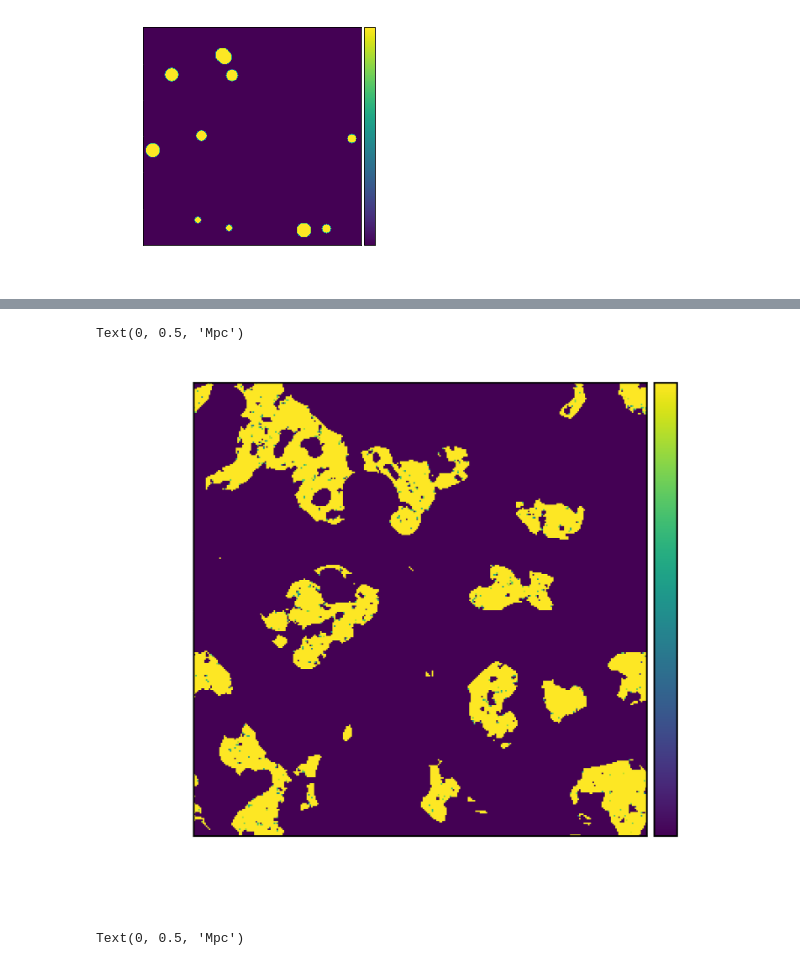
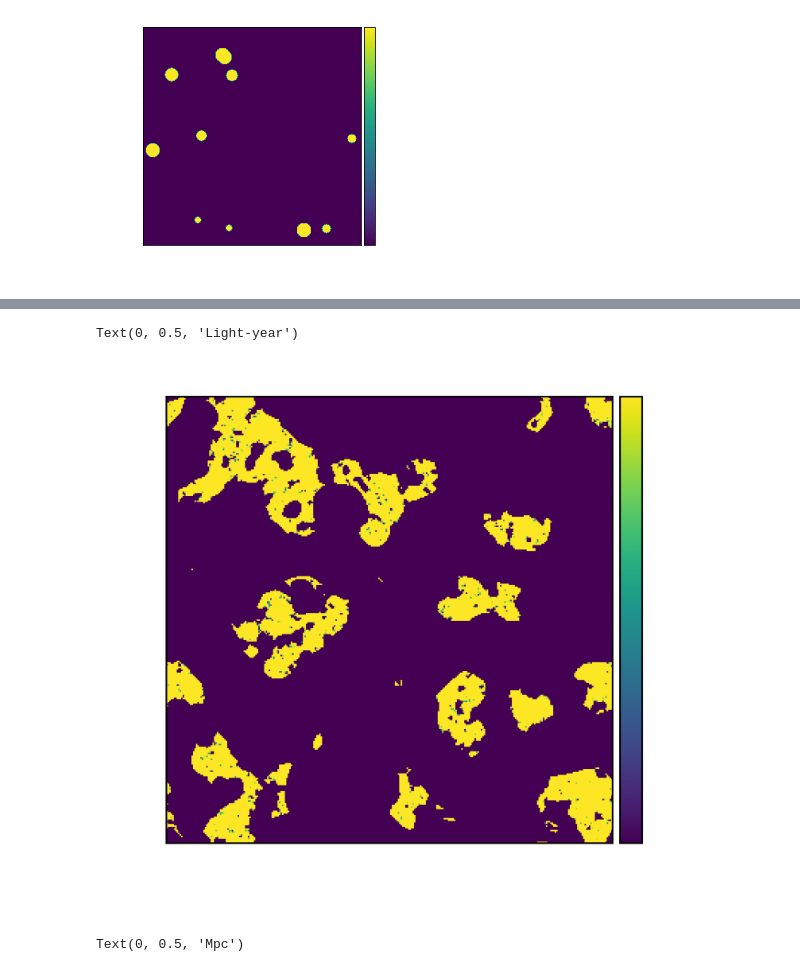
Before and after one commit to tommychinwj/HI_characterization, a Jupyter notebook: cube_HI_characterization.ipynb, the cells around one changed output, grey strips where cells are left out. Drawn from its saved outputs; the diff is of its cells as text; code cells hidden in the pictures.

Commit message:
converted illustration plots axis from Mpc to l-yr

```diff
--- a/cube_HI_characterization.ipynb
+++ b/cube_HI_characterization.ipynb
@@ -1847,20 +1847,20 @@ illustration_box = p21c.ionize_box(
 # %%
 plt.figure(dpi=500)
 color='w'
 im = plt.imshow(
     illustration_box[150, :, :],
-    extent=(0,np.shape(box)[1],0,np.shape(box)[2]),
+    extent=(0,np.shape(illustration_box)[1]*3.262e+6,0,np.shape(illustration_box)[2]*3.262e+6),
     vmin=0,
     vmax=1,
     origin='lower'
 )
 plt.tick_params(color=color, labelcolor=color)
 colorbar(im)
-plt.xlabel('Mpc', color=color)
-plt.ylabel('Mpc', color=color)
+plt.xlabel('Light-year', color=color)
+plt.ylabel('Light-year', color=color)
 # %% [output]
-Text(0, 0.5, 'Mpc')
+Text(0, 0.5, 'Light-year')
-[figure, old version]
+[figure, new version]
 # %%
 illustration_sphere_box = illustration_sphere(
     box=illustration_box,
```
Also changed, not shown: parts of 4 cells of this notebook.
